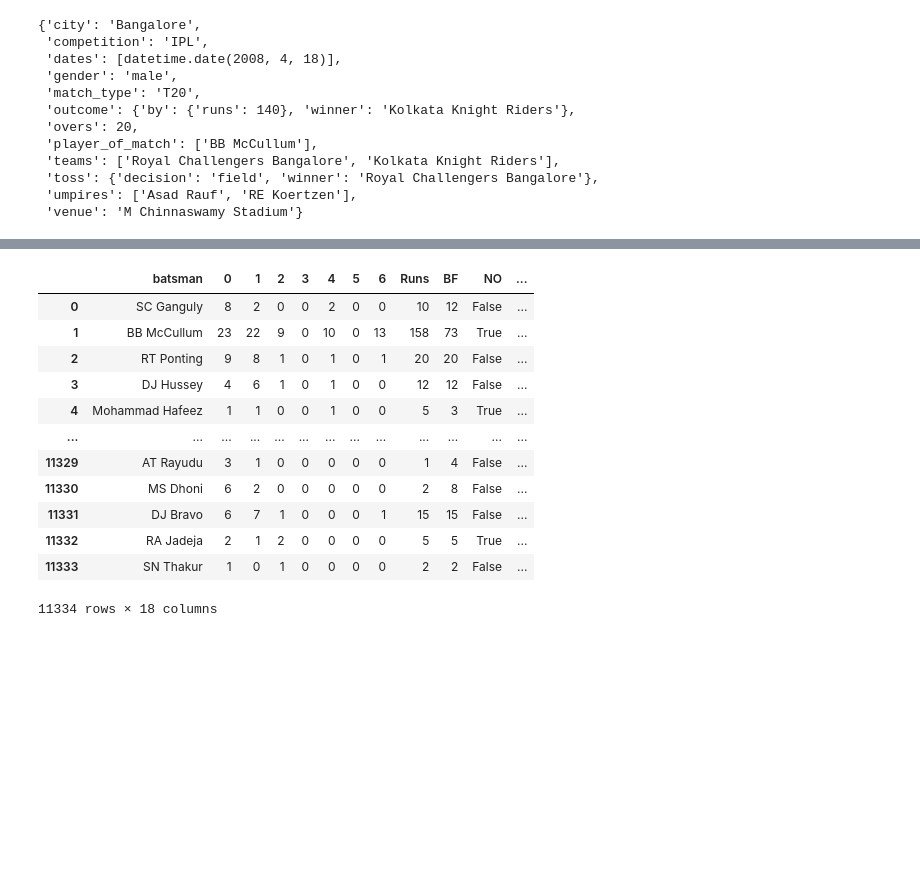
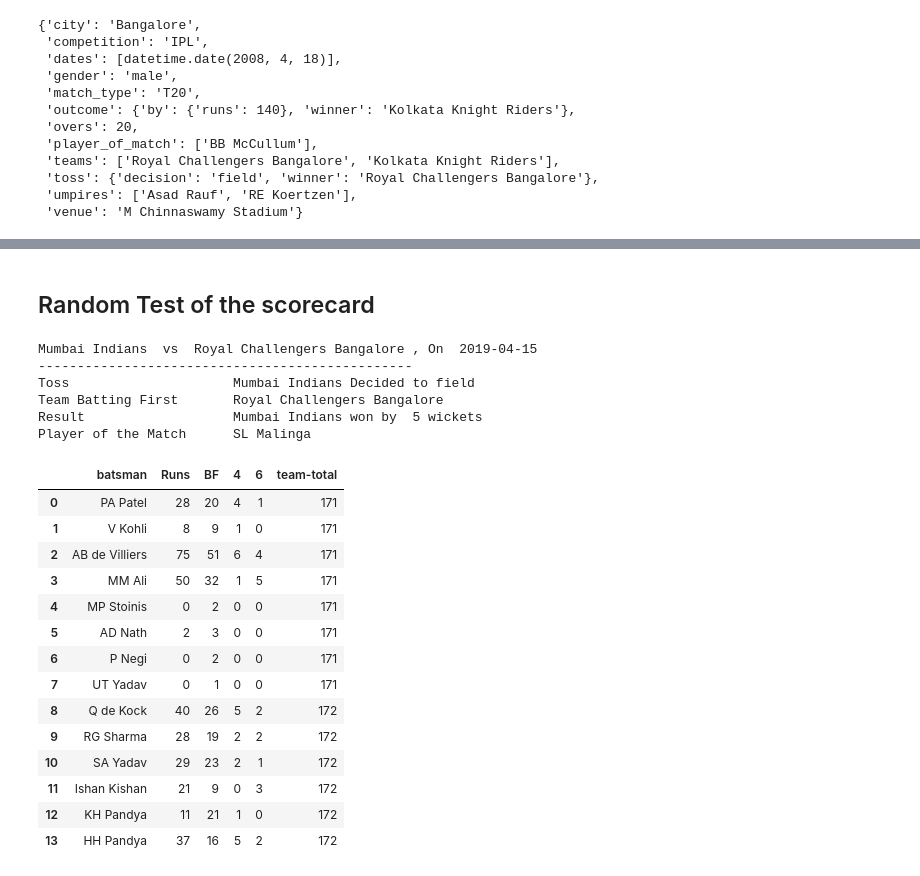
Before and after one commit to khanalg44/cricket_data, a Jupyter notebook: 03_ipl_consistency/01_print_scorecard.ipynb, the cells around one changed output, grey strips where cells are left out. Drawn from its saved outputs; the diff is of its cells as text; code cells hidden in the pictures; blank space fills up the shorter version.

```diff
--- a/03_ipl_consistency/01_print_scorecard.ipynb
+++ b/03_ipl_consistency/01_print_scorecard.ipynb
@@ -290,16 +204,42 @@ df=pickle.load(open('./database/scorecard_all.df', 'rb'))
-# %%
-df
-# %% [output]
-|  | batsman | 0 | 1 | 2 | 3 | 4 | 5 | 6 | Runs | BF | NO | ... |
-| 0 | SC Ganguly | 8 | 2 | 0 | 0 | 2 | 0 | 0 | 10 | 12 | False | ... |
-| 1 | BB McCullum | 23 | 22 | 9 | 0 | 10 | 0 | 13 | 158 | 73 | True | ... |
-| 2 | RT Ponting | 9 | 8 | 1 | 0 | 1 | 0 | 1 | 20 | 20 | False | ... |
-| 3 | DJ Hussey | 4 | 6 | 1 | 0 | 1 | 0 | 0 | 12 | 12 | False | ... |
-| 4 | Mohammad Hafeez | 1 | 1 | 0 | 0 | 1 | 0 | 0 | 5 | 3 | True | ... |
-| ... | ... | ... | ... | ... | ... | ... | ... | ... | ... | ... | ... | ... |
-| 11329 | AT Rayudu | 3 | 1 | 0 | 0 | 0 | 0 | 0 | 1 | 4 | False | ... |
-| 11330 | MS Dhoni | 6 | 2 | 0 | 0 | 0 | 0 | 0 | 2 | 8 | False | ... |
-| 11331 | DJ Bravo | 6 | 7 | 1 | 0 | 0 | 0 | 1 | 15 | 15 | False | ... |
-| 11332 | RA Jadeja | 2 | 1 | 2 | 0 | 0 | 0 | 0 | 5 | 5 | True | ... |
-| 11333 | SN Thakur | 1 | 0 | 1 | 0 | 0 | 0 | 0 | 2 | 2 | False | ... |
-11334 rows × 18 columns
+# %% [markdown]
+## Random Test of the scorecard
+# %%
+def nice_scorecard(f, data_dir='./'):
+    df_ = print_scorecard(f, data_dir=data_dir)
+    #df_ = df_.drop(['0', '1', '2', '3', '5', 'Team', 'Against', 'Toss'], axis=1)
+    df_nice = df_[['batsman', 'Runs', 'BF', '4', '6', 'team-total']]
+    return df_nice
+
+
+test = '392220'  # correct
+test = '829805'  # correct
+test = '981017'  # correct
+test = '1082637' # correct
+test = '419155'  # correct
+test = '1082607' # correct
+test = '1178406'
+
+dff_=nice_scorecard(test+'.yaml', data_dir=data_dir)
+dff_
+# %% [output]
+Mumbai Indians  vs  Royal Challengers Bangalore , On  2019-04-15
+------------------------------------------------
+Toss                     Mumbai Indians Decided to field
+Team Batting First       Royal Challengers Bangalore
+Result                   Mumbai Indians won by  5 wickets
+Player of the Match      SL Malinga
+|  | batsman | Runs | BF | 4 | 6 | team-total |
+| 0 | PA Patel | 28 | 20 | 4 | 1 | 171 |
+| 1 | V Kohli | 8 | 9 | 1 | 0 | 171 |
+| 2 | AB de Villiers | 75 | 51 | 6 | 4 | 171 |
+| 3 | MM Ali | 50 | 32 | 1 | 5 | 171 |
+| 4 | MP Stoinis | 0 | 2 | 0 | 0 | 171 |
+| 5 | AD Nath | 2 | 3 | 0 | 0 | 171 |
+| 6 | P Negi | 0 | 2 | 0 | 0 | 171 |
+| 7 | UT Yadav | 0 | 1 | 0 | 0 | 171 |
+| 8 | Q de Kock | 40 | 26 | 5 | 2 | 172 |
+| 9 | RG Sharma | 28 | 19 | 2 | 2 | 172 |
+| 10 | SA Yadav | 29 | 23 | 2 | 1 | 172 |
+| 11 | Ishan Kishan | 21 | 9 | 0 | 3 | 172 |
+| 12 | KH Pandya | 11 | 21 | 1 | 0 | 172 |
+| 13 | HH Pandya | 37 | 16 | 5 | 2 | 172 |
```
Also changed, not shown: parts of 9 cells of this notebook, 11 other files.
